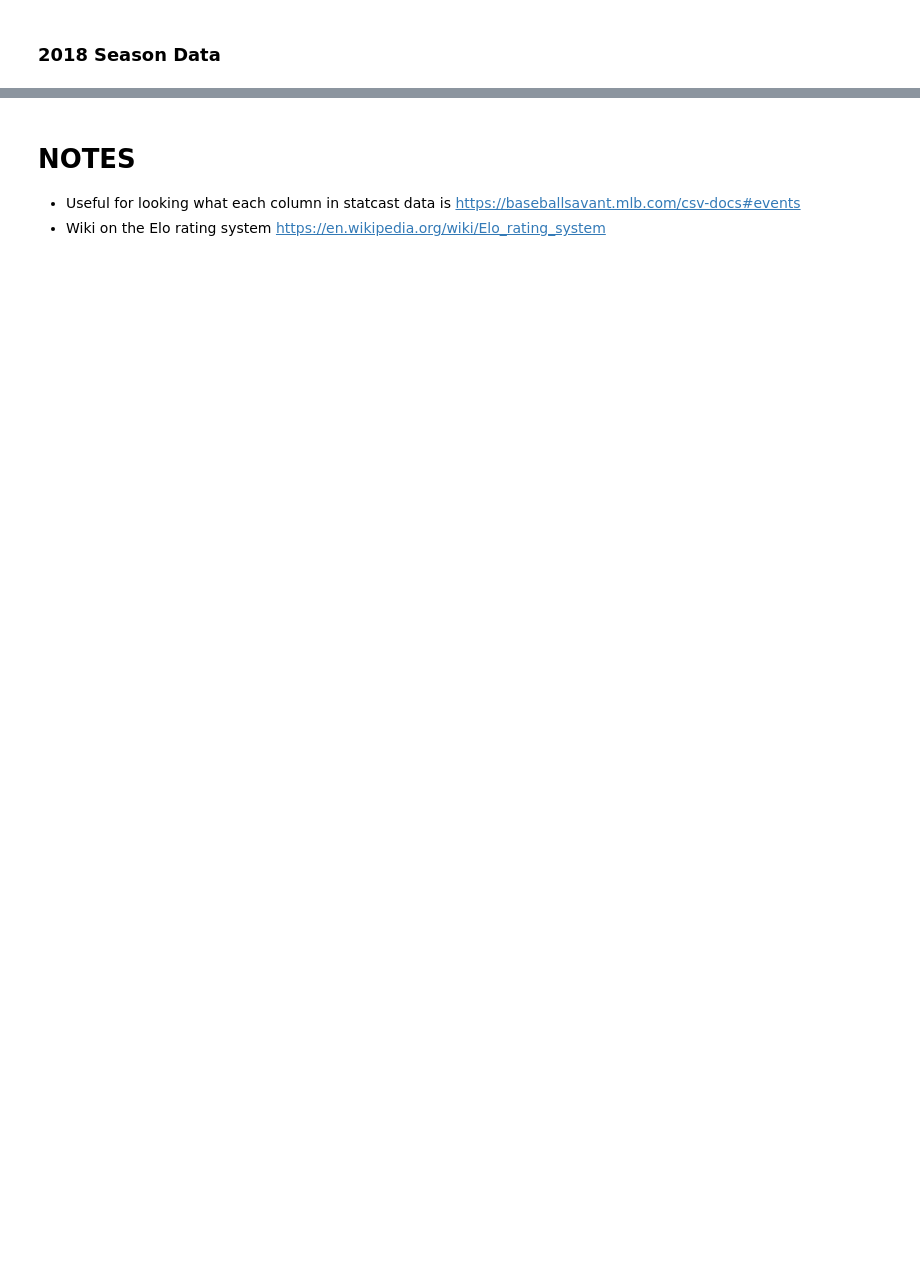
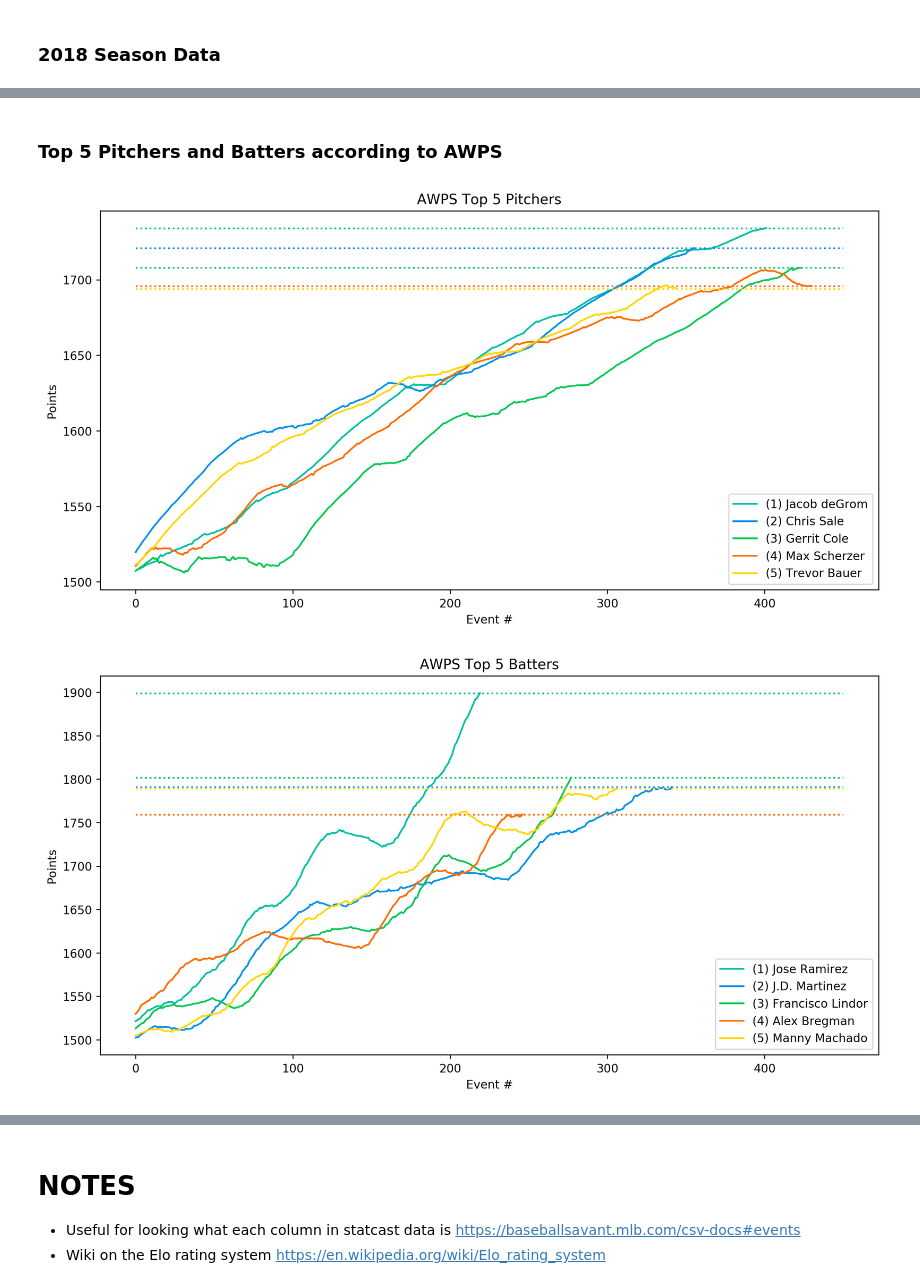
Before and after one commit to brancisco/sabermetrics-2k19-project, a Jupyter notebook: src/aguirres-wager-point-system.ipynb, the cells around one changed output, grey strips where cells are left out. Cells and saved outputs as stored; diff of their text form; code cells hidden in the pictures; blank space fills up the shorter version.

```diff
--- a/src/aguirres-wager-point-system.ipynb
+++ b/src/aguirres-wager-point-system.ipynb
@@ -382,0 +406,34 @@ plt.show()
+# %% [markdown]
+### Top 5 Pitchers and Batters according to AWPS
+# %%
+plt.figure(num=None, figsize=(12, 6), dpi=240, facecolor='w', edgecolor='k')
+cmap = cm.get_cmap('winter', 12)(np.linspace(0, 1, 5))
+for i in range(4, -1, -1):
+    p = pitchers_sorted[-5:][i]
+    rm = running_mean(pitchers[p[0]], window)
+    plt.plot(rm, label='({}) {}'.format(str(5-i), player_map.get(p[0])), color=colors[i])
+    plt.plot([0, 450], [rm[-1]]*2, color=colors[i], linestyle='dotted')
+plt.legend()
+plt.title('AWPS Top 5 Pitchers')
+plt.xlabel('Event #')
+plt.ylabel('Points')
+plt.savefig(os.path.join(imgdir, 'AWPSTop5Pitchers'))
+
+plt.show()
+
+plt.figure(num=None, figsize=(12, 6), dpi=240, facecolor='w', edgecolor='k')
+cmap = cm.get_cmap('winter', 12)(np.linspace(0, 1, 5))
+for i in range(4, -1, -1):
+    b = batters_sorted[-5:][i]
+    rm = running_mean(batters[b[0]], window)
+    plt.plot(rm, label='({}) {}'.format(str(5-i), player_map.get(b[0])), color=colors[i])
+    plt.plot([0, 450], [rm[-1]]*2, color=colors[i], linestyle='dotted')
+plt.legend()
+plt.title('AWPS Top 5 Batters')
+plt.xlabel('Event #')
+plt.ylabel('Points')
+plt.savefig(os.path.join(imgdir, 'AWPSTop5Batters'))
+plt.show()
+# %% [output]
+[figure, added]
+[figure, added]
```
Also changed, not shown: parts of 10 cells of this notebook, 3 other files.
